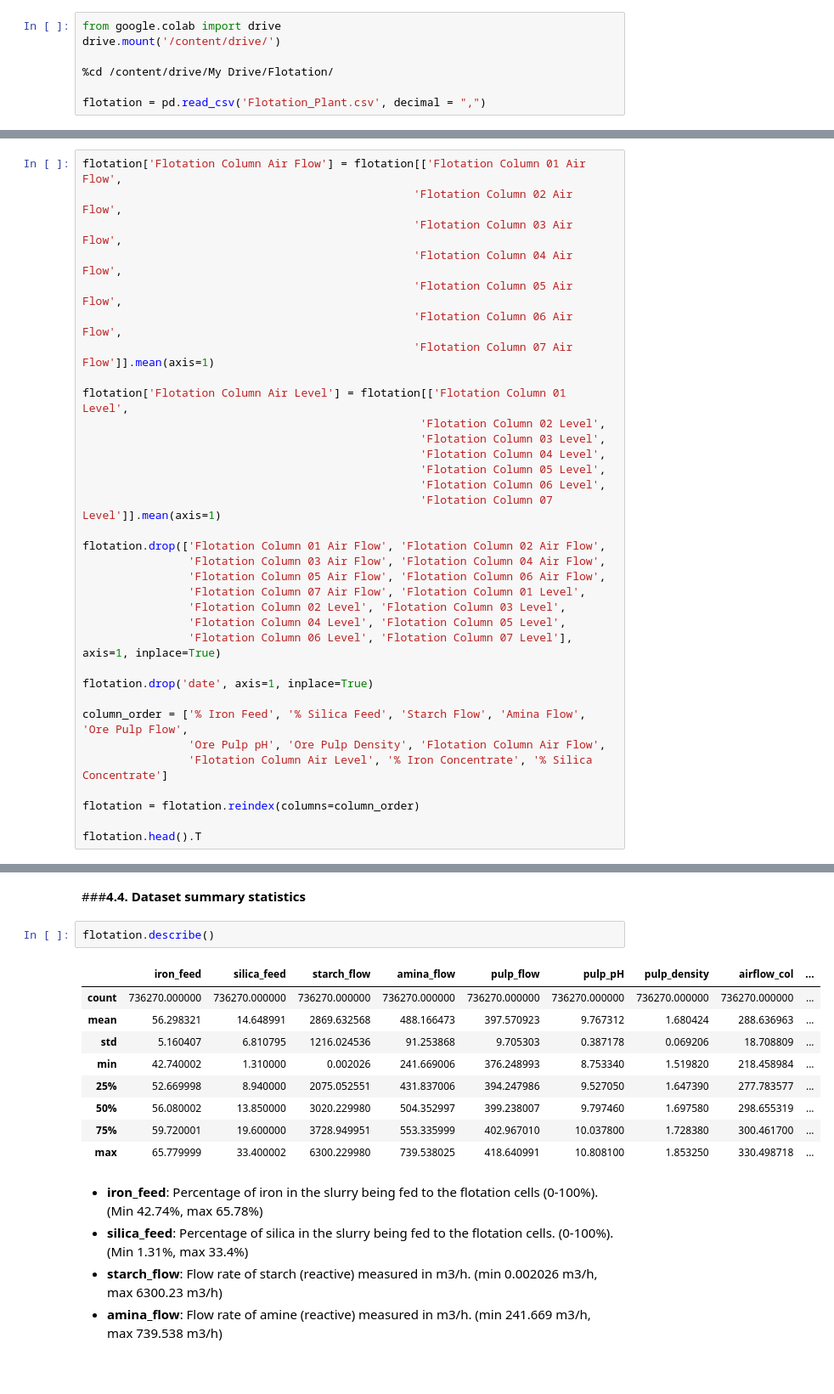
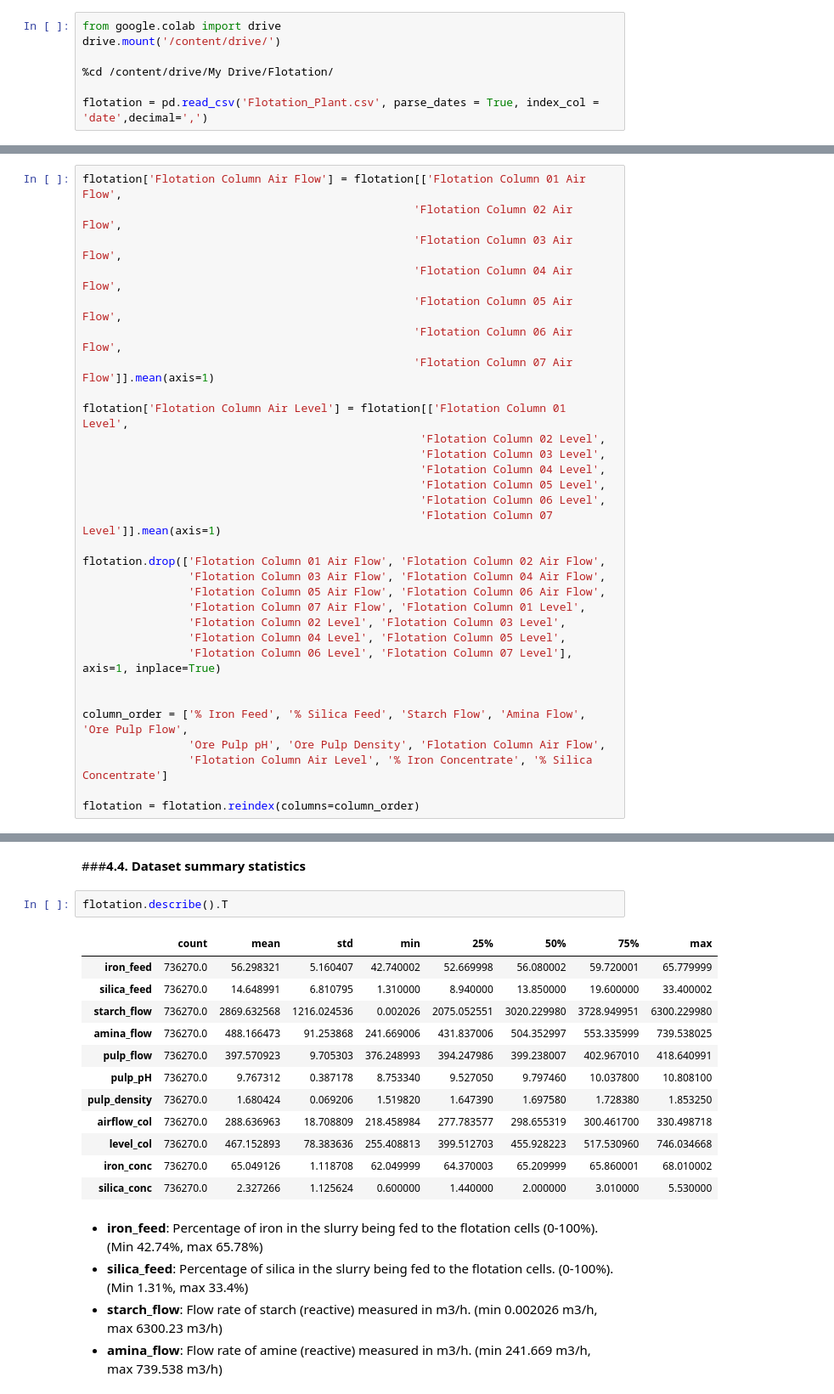
Before and after one commit to ArifAygun/Iron-Ore-Froth-Flotation-Quality-Prediction, a Jupyter notebook: AA_Iron_Ore_Froth_Flotation_Quality_Prediction.ipynb, the cells around one changed output, grey strips where cells are left out. Shown at 85% size. Cells and saved outputs as stored; diff of their text form; blank space fills up the shorter version.

```diff
--- a/AA_Iron_Ore_Froth_Flotation_Quality_Prediction.ipynb
+++ b/AA_Iron_Ore_Froth_Flotation_Quality_Prediction.ipynb
@@ -66,5 +66,5 @@ drive.mount('/content/drive/')
 
 %cd /content/drive/My Drive/Flotation/
 
-flotation = pd.read_csv('Flotation_Plant.csv', decimal = ",")
+flotation = pd.read_csv('Flotation_Plant.csv', parse_dates = True, index_col = 'date',decimal=',')
 # %% [output]
@@ -181,12 +172,9 @@ flotation.drop(['Flotation Column 01 Air Flow', 'Flotation Column 02 Air Flow',
                 'Flotation Column 04 Level', 'Flotation Column 05 Level',
                 'Flotation Column 06 Level', 'Flotation Column 07 Level'], axis=1, inplace=True)
 
-flotation.drop('date', axis=1, inplace=True)
 
 column_order = ['% Iron Feed', '% Silica Feed', 'Starch Flow', 'Amina Flow', 'Ore Pulp Flow',
                 'Ore Pulp pH', 'Ore Pulp Density', 'Flotation Column Air Flow',
                 'Flotation Column Air Level', '% Iron Concentrate', '% Silica Concentrate']
 
 flotation = flotation.reindex(columns=column_order)
-
-flotation.head().T
@@ -267,17 +252,20 @@ flotation.shape
 # %% [markdown]
 ###**4.4. Dataset summary statistics**
 # %%
-flotation.describe()
+flotation.describe().T
 # %% [output]
-|  | iron_feed | silica_feed | starch_flow | amina_flow | pulp_flow | pulp_pH | pulp_density | airflow_col | ... |
-| count | 736270.000000 | 736270.000000 | 736270.000000 | 736270.000000 | 736270.000000 | 736270.000000 | 736270.000000 | 736270.000000 | ... |
-| mean | 56.298321 | 14.648991 | 2869.632568 | 488.166473 | 397.570923 | 9.767312 | 1.680424 | 288.636963 | ... |
-| std | 5.160407 | 6.810795 | 1216.024536 | 91.253868 | 9.705303 | 0.387178 | 0.069206 | 18.708809 | ... |
-| min | 42.740002 | 1.310000 | 0.002026 | 241.669006 | 376.248993 | 8.753340 | 1.519820 | 218.458984 | ... |
-| 25% | 52.669998 | 8.940000 | 2075.052551 | 431.837006 | 394.247986 | 9.527050 | 1.647390 | 277.783577 | ... |
-| 50% | 56.080002 | 13.850000 | 3020.229980 | 504.352997 | 399.238007 | 9.797460 | 1.697580 | 298.655319 | ... |
-| 75% | 59.720001 | 19.600000 | 3728.949951 | 553.335999 | 402.967010 | 10.037800 | 1.728380 | 300.461700 | ... |
-| max | 65.779999 | 33.400002 | 6300.229980 | 739.538025 | 418.640991 | 10.808100 | 1.853250 | 330.498718 | ... |
+|  | count | mean | std | min | 25% | 50% | 75% | max |
+| iron_feed | 736270.0 | 56.298321 | 5.160407 | 42.740002 | 52.669998 | 56.080002 | 59.720001 | 65.779999 |
+| silica_feed | 736270.0 | 14.648991 | 6.810795 | 1.310000 | 8.940000 | 13.850000 | 19.600000 | 33.400002 |
+| starch_flow | 736270.0 | 2869.632568 | 1216.024536 | 0.002026 | 2075.052551 | 3020.229980 | 3728.949951 | 6300.229980 |
+| amina_flow | 736270.0 | 488.166473 | 91.253868 | 241.669006 | 431.837006 | 504.352997 | 553.335999 | 739.538025 |
+| pulp_flow | 736270.0 | 397.570923 | 9.705303 | 376.248993 | 394.247986 | 399.238007 | 402.967010 | 418.640991 |
+| pulp_pH | 736270.0 | 9.767312 | 0.387178 | 8.753340 | 9.527050 | 9.797460 | 10.037800 | 10.808100 |
+| pulp_density | 736270.0 | 1.680424 | 0.069206 | 1.519820 | 1.647390 | 1.697580 | 1.728380 | 1.853250 |
+| airflow_col | 736270.0 | 288.636963 | 18.708809 | 218.458984 | 277.783577 | 298.655319 | 300.461700 | 330.498718 |
+| level_col | 736270.0 | 467.152893 | 78.383636 | 255.408813 | 399.512703 | 455.928223 | 517.530960 | 746.034668 |
+| iron_conc | 736270.0 | 65.049126 | 1.118708 | 62.049999 | 64.370003 | 65.209999 | 65.860001 | 68.010002 |
+| silica_conc | 736270.0 | 2.327266 | 1.125624 | 0.600000 | 1.440000 | 2.000000 | 3.010000 | 5.530000 |
 # %% [markdown]
 
 - **iron_feed**: Percentage of iron in the slurry being fed to the flotation cells (0-100%). (Min 42.74%, max 65.78%)
```
Also changed, not shown: parts of 24 cells of this notebook.
